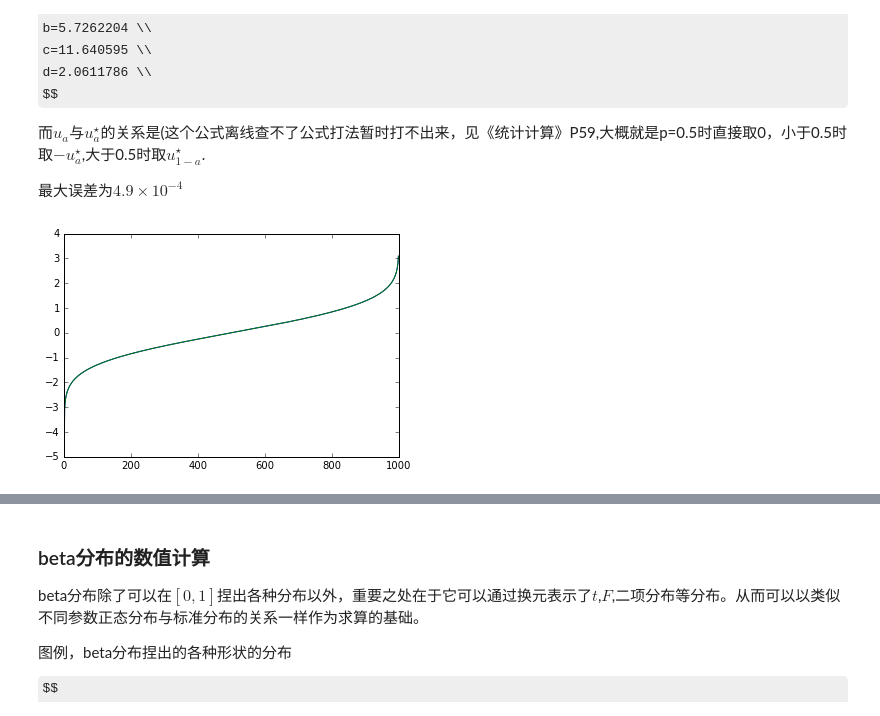
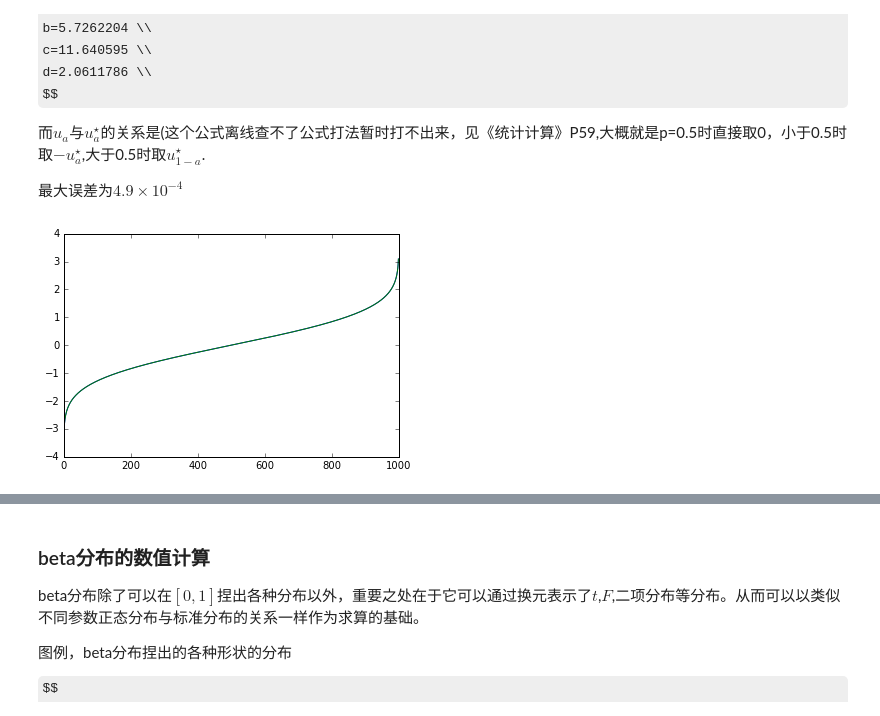
Before and after one commit to yiyuezhuo/Mathematical-statistics, a Jupyter notebook: cal.ipynb, the cells around one changed output, grey strips where cells are left out. Saved outputs shown, nothing was run; the diff lists cells and outputs as text; code cells hidden in the pictures; some formulas as TeX source.

```diff
--- a/cal.ipynb
+++ b/cal.ipynb
@@ -85,26 +152,26 @@ $$
 # %%
 def star_ppf(p,func):
     try:
         if 0<p<0.5:
             return -func(p)
         elif p==0:
             return 0.5
         else:
             return func(1-p)
     except ValueError:
         return [star_ppf(pi,func) for pi in p]
 
 
 def Shannei(a):
     y=-np.log(4*a*(1-a))
     b=5.7262204
     c=11.640595
     d=2.0611786
     return np.sqrt(y*(d-b/(y+c)))
 
-X=np.linspace(-0.001,0.999,1000)
+X=np.linspace(0.001,0.999,1000)
 plt.plot(norms.ppf(X))
 plt.plot(star_ppf(X,Shannei))
 plt.show()
 # %% [output]
-[figure, old version]
+[figure, new version]
```
Also changed, not shown: parts of 25 cells of this notebook, 1 other file.
